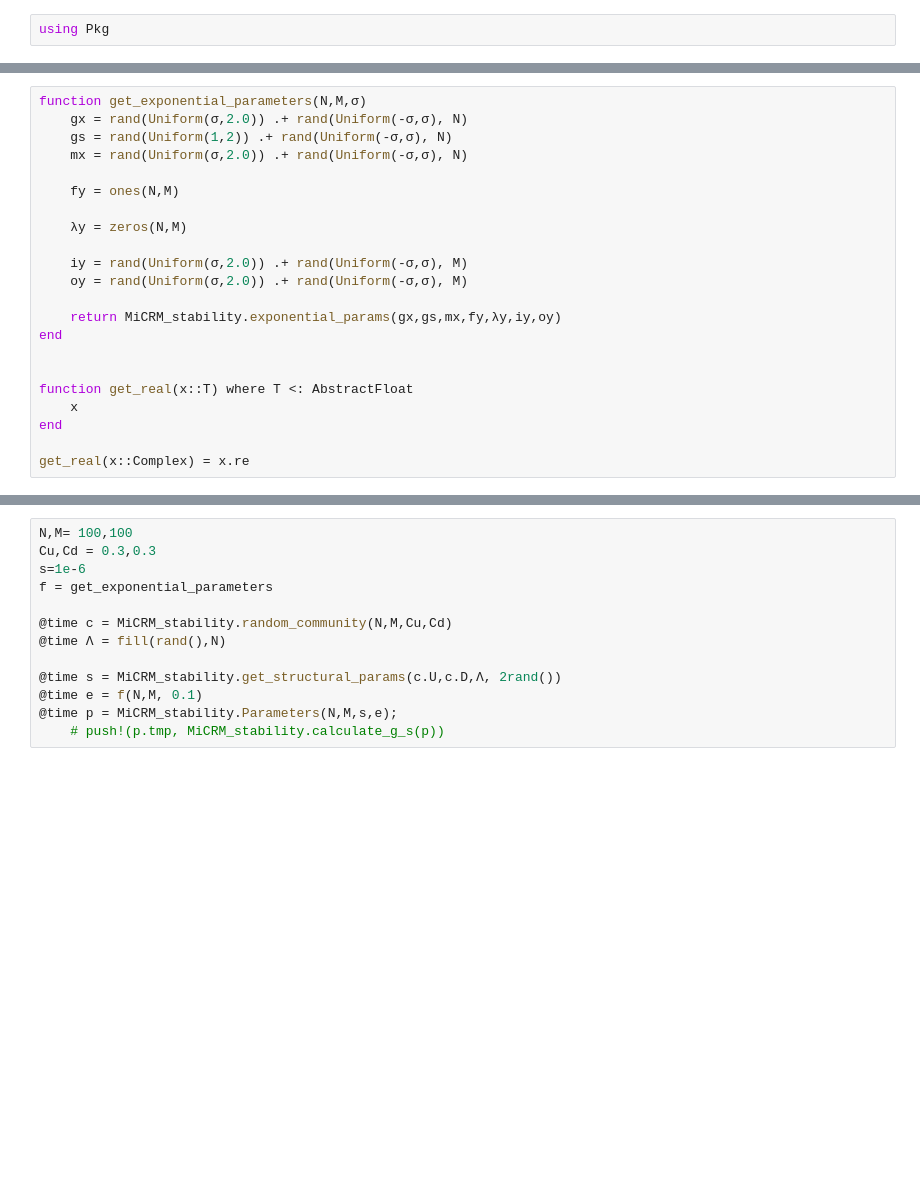
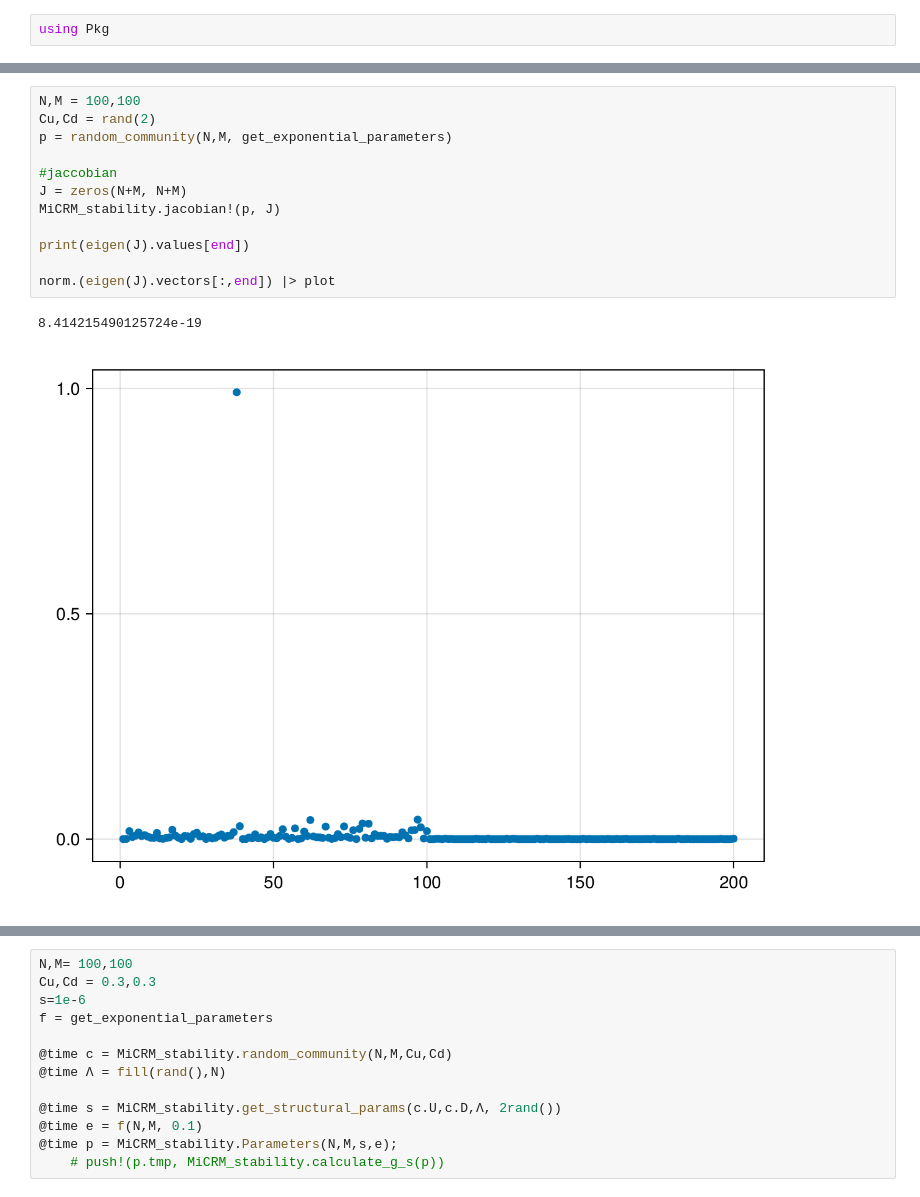
Before and after one commit to CleggTom/MiCRM_stability, a Jupyter notebook: Notebooks/Untitled.ipynb, the cells around one changed output, grey strips where cells are left out. Cells and saved outputs as stored; diff of their text form; blank space fills up the shorter version.

```diff
--- a/Notebooks/Untitled.ipynb
+++ b/Notebooks/Untitled.ipynb
@@ -17,22 +13,0 @@ Precompiling MiCRM_stability
-# %%
-function get_exponential_parameters(N,M,σ)
-    gx = rand(Uniform(σ,2.0)) .+ rand(Uniform(-σ,σ), N)
-    gs = rand(Uniform(1,2)) .+ rand(Uniform(-σ,σ), N)
-    mx = rand(Uniform(σ,2.0)) .+ rand(Uniform(-σ,σ), N)
-
-    fy = ones(N,M)
-
-    λy = zeros(N,M)
-
-    iy = rand(Uniform(σ,2.0)) .+ rand(Uniform(-σ,σ), M)
-    oy = rand(Uniform(σ,2.0)) .+ rand(Uniform(-σ,σ), M)
-
-    return MiCRM_stability.exponential_params(gx,gs,mx,fy,λy,iy,oy)
-end
-
-
-function get_real(x::T) where T <: AbstractFloat
-    x
-end
-
-get_real(x::Complex) = x.re
@@ -40,0 +65,15 @@ get_real (generic function with 2 methods)
+# %%
+N,M = 100,100
+Cu,Cd = rand(2)
+p = random_community(N,M, get_exponential_parameters)
+
+#jaccobian
+J = zeros(N+M, N+M)
+MiCRM_stability.jacobian!(p, J)
+
+print(eigen(J).values[end])
+
+norm.(eigen(J).vectors[:,end]) |> plot
+# %% [output]
+8.414215490125724e-19
+[figure, added]
```
Also changed, not shown: parts of 13 cells of this notebook, 12 other files.
